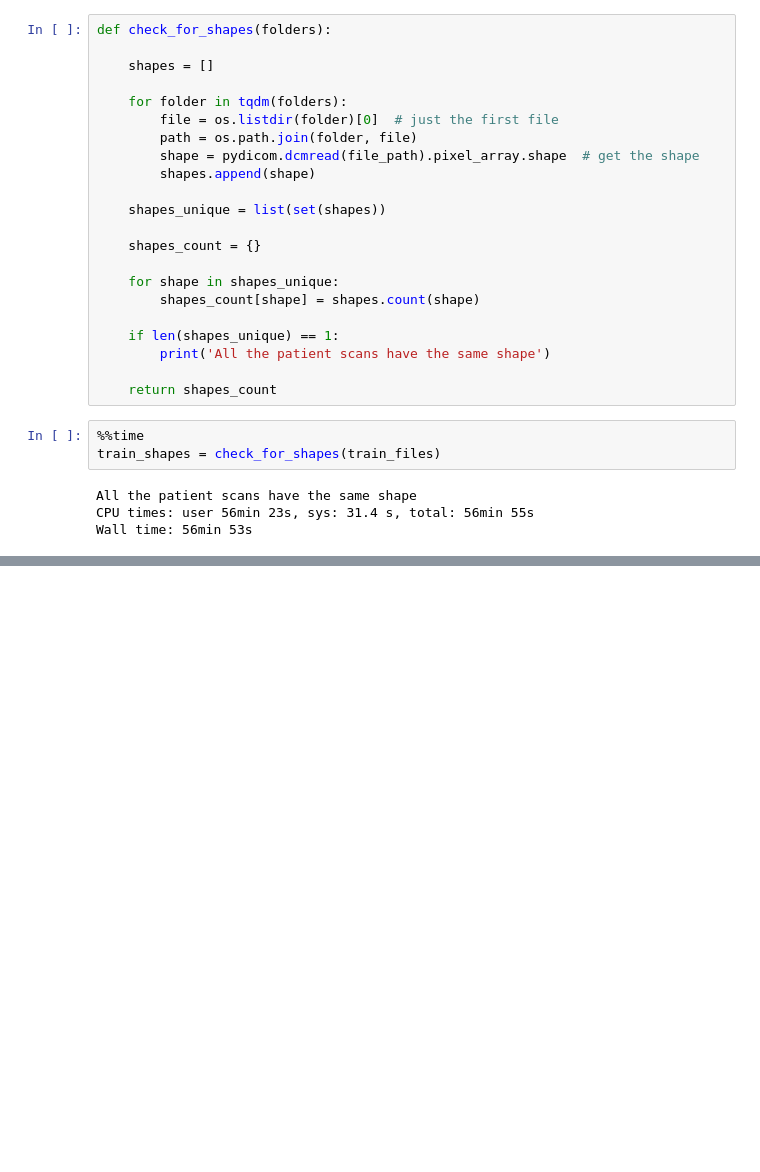
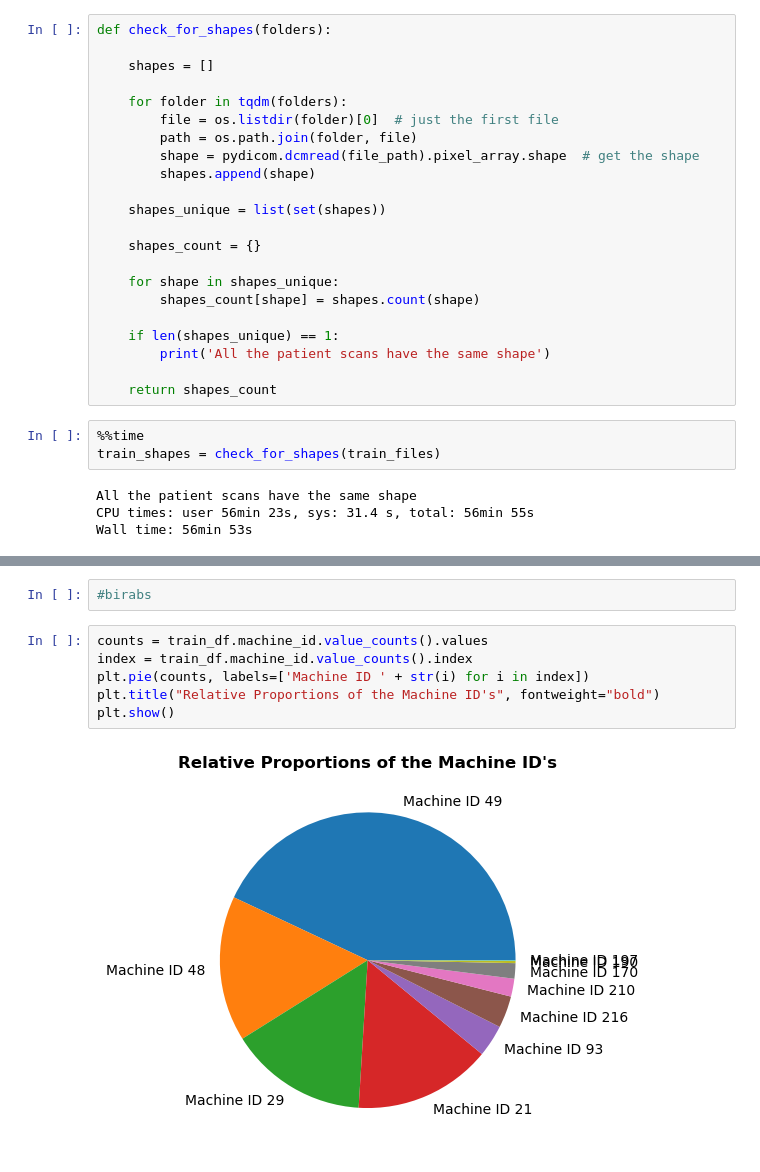
Before and after one commit to Oliver-Busemann/RSNA_Breast_Cancer_Detection, a Jupyter notebook: RSNA_Notebook_1_Data_Exploration.ipynb, the cells around one changed output, grey strips where cells are left out. Saved outputs shown, nothing was run; the diff lists cells and outputs as text; blank space fills up the shorter version.

```diff
--- a/RSNA_Notebook_1_Data_Exploration.ipynb
+++ b/RSNA_Notebook_1_Data_Exploration.ipynb
@@ -242,0 +424,10 @@ Wall time: 56min 53s
+# %%
+#birabs
+# %%
+counts = train_df.machine_id.value_counts().values
+index = train_df.machine_id.value_counts().index
+plt.pie(counts, labels=['Machine ID ' + str(i) for i in index])
+plt.title("Relative Proportions of the Machine ID's", fontweight="bold")
+plt.show()
+# %% [output]
+[figure, added]
```
Also changed, not shown: parts of 30 cells of this notebook.
